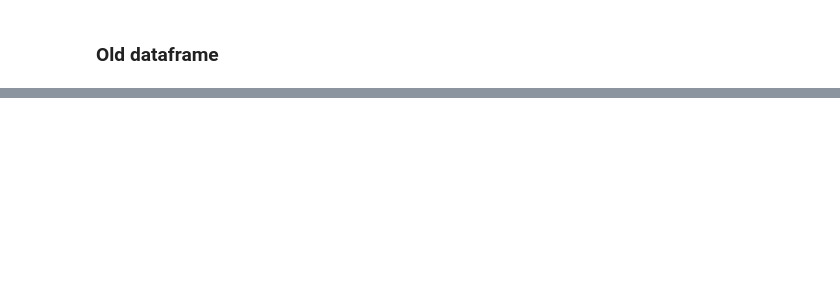
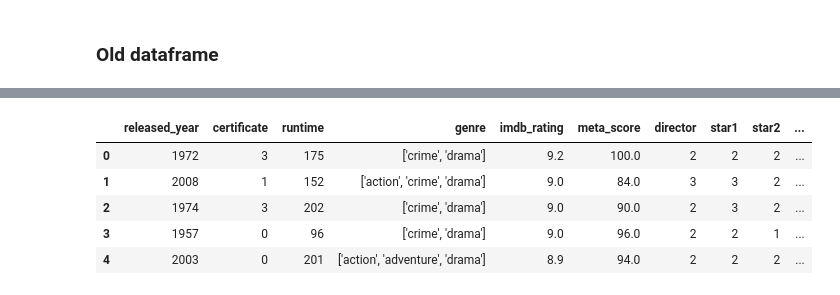
Before and after one commit to vitorccmanso/Movies_Score_Prediction, a Jupyter notebook: Notebooks/Feature Engineering.ipynb, the cells around one changed output, grey strips where cells are left out. Drawn from its saved outputs; the diff is of its cells as text; code cells hidden in the pictures; blank space fills up the shorter version.

```diff
--- a/Notebooks/Feature Engineering.ipynb
+++ b/Notebooks/Feature Engineering.ipynb
@@ -146 +149,7 @@ group_and_mapp.save_mapping(mappings)
+# %%
+df_mapped_label = df.copy()
+group_and_mapp = ColumnMapping(df_mapped_label)
+cols_to_map = df_mapped_label.drop(columns=["genre"]).select_dtypes("object").columns
+df_mapped_label, mappings_onehot = group_and_mapp.create_column_mapping(cols_to_map, mapping_type=2)
+group_and_mapp.save_mapping(mappings_onehot, "../artifacts", "column_mappings_label")
 # %% [markdown]
@@ -171,0 +179,9 @@ saving_dataset(df_cols_mapped, "data", "model_training_dataset")
+# %%
+df_mapped_label.head()
+# %% [output]
+|  | released_year | certificate | runtime | genre | imdb_rating | meta_score | director | star1 | star2 | ... |
+| 0 | 1972 | 3 | 175 | ['crime', 'drama'] | 9.2 | 100.0 | 2 | 2 | 2 | ... |
+| 1 | 2008 | 1 | 152 | ['action', 'crime', 'drama'] | 9.0 | 84.0 | 3 | 3 | 2 | ... |
+| 2 | 1974 | 3 | 202 | ['crime', 'drama'] | 9.0 | 90.0 | 2 | 3 | 2 | ... |
+| 3 | 1957 | 0 | 96 | ['crime', 'drama'] | 9.0 | 96.0 | 2 | 2 | 1 | ... |
+| 4 | 2003 | 0 | 201 | ['action', 'adventure', 'drama'] | 8.9 | 94.0 | 2 | 2 | 2 | ... |
```
Also changed, not shown: parts of 9 cells of this notebook, 5 other files.
